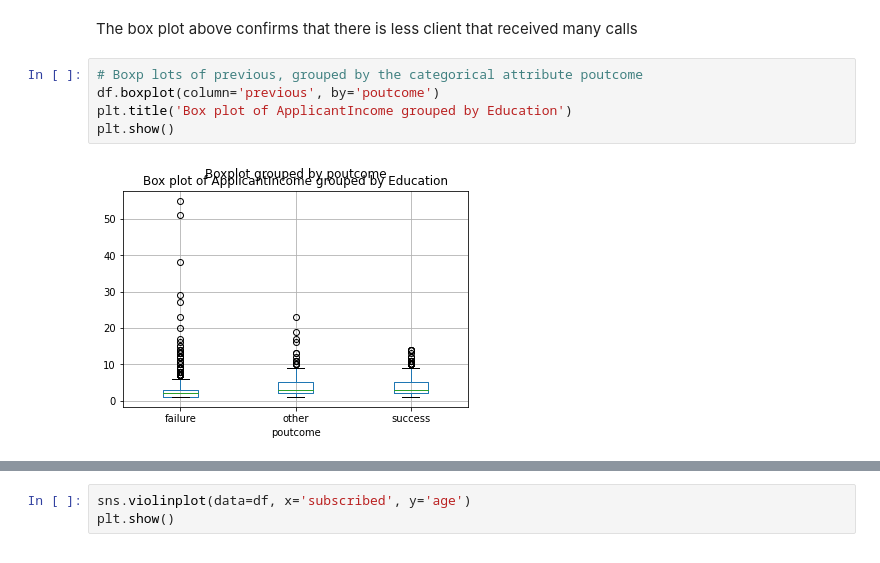
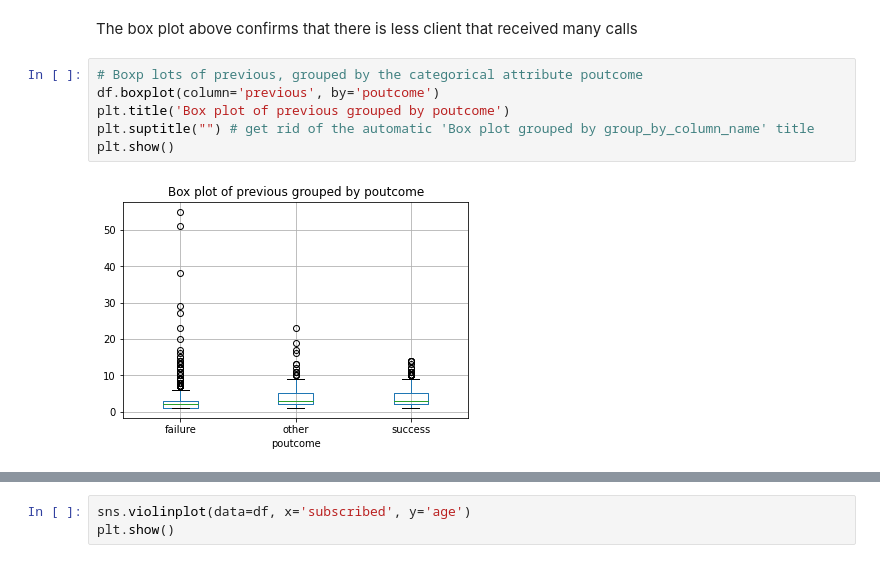
Before and after one commit to mandricic/CS5062, a Jupyter notebook: etivity1.ipynb, the cells around one changed output, grey strips where cells are left out. Cells and saved outputs as stored; diff of their text form.

```diff
--- a/etivity1.ipynb
+++ b/etivity1.ipynb
@@ -164,7 +164,8 @@ The box plot above confirms that there is less client that received many calls
 # %%
 # Boxp lots of previous, grouped by the categorical attribute poutcome
 df.boxplot(column='previous', by='poutcome')
-plt.title('Box plot of ApplicantIncome grouped by Education')
+plt.title('Box plot of previous grouped by poutcome')
+plt.suptitle("") # get rid of the automatic 'Box plot grouped by group_by_column_name' title
 plt.show()
 # %% [output]
-[figure, old version]
+[figure, new version]
```
Also changed, not shown: parts of 6 cells of this notebook.
